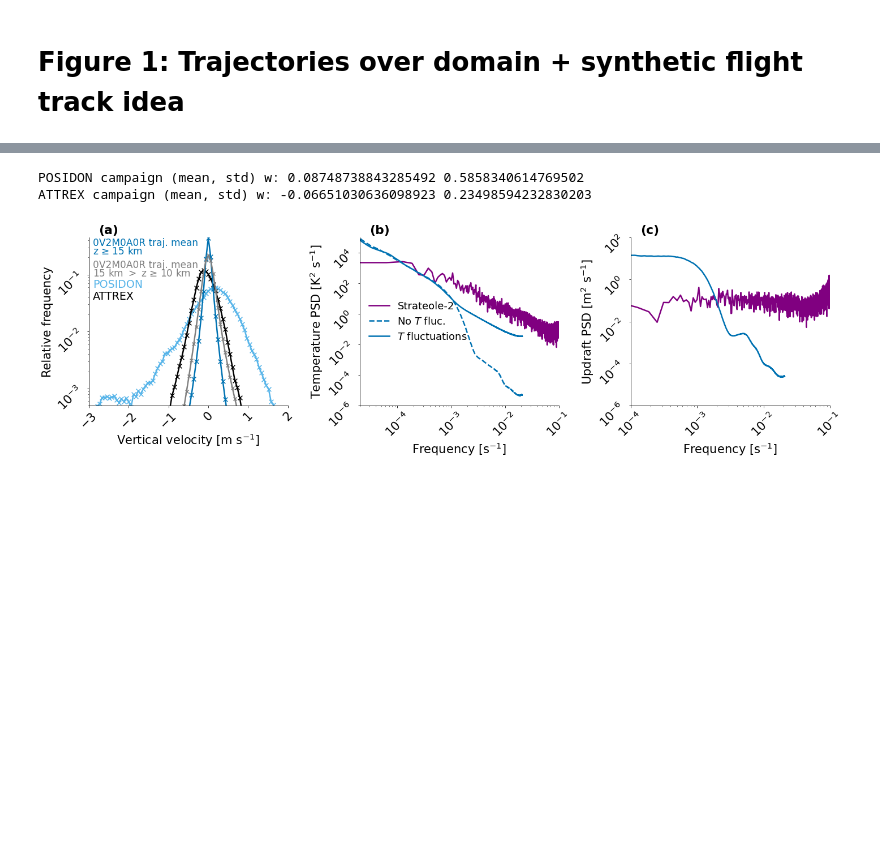
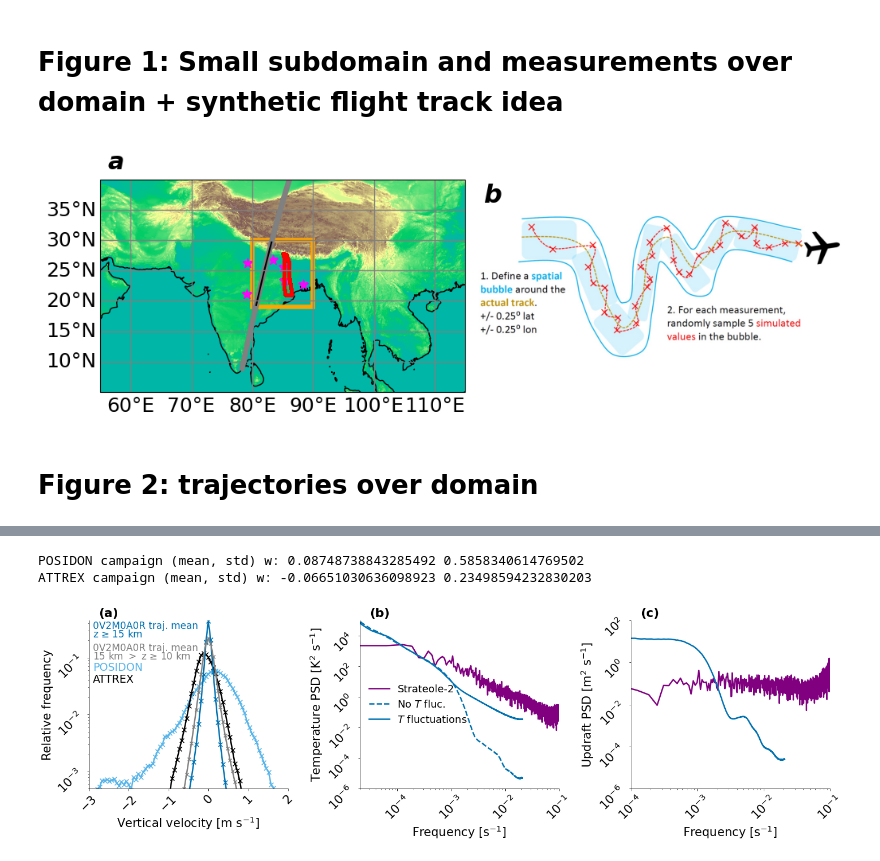
Before and after one commit to sylviasullivan/UTLS-profiles, a Jupyter notebook: Figures_article3.ipynb, the cells around one changed output, grey strips where cells are left out. Cells and saved outputs as stored; diff of their text form; code cells hidden in the pictures; blank space fills up the shorter version.

```diff
--- a/Figures_article3.ipynb
+++ b/Figures_article3.ipynb
@@ -25,2 +35,2 @@ farbe = sim_colors()
 # %% [markdown]
-# Figure 1: Trajectories over domain + synthetic flight track idea
+# Figure 1: Small subdomain and measurements over domain + synthetic flight track idea
@@ -27 +56,77 @@ farbe = sim_colors()
+# %%
+# MLS data
+bd = '/groups/sylvia/UTLS-profiles/obs/'
+filename = 'MLS-Aura_L2GP-Temperature_v05-01-c01_2017d220.he5'
+with h5py.File( bd + filename, 'r' ) as f:
+    mls_temperature = f['HDFEOS/SWATHS/Temperature/Data Fields/Temperature'][:]  # (3495, 55)
+    mls_lat = f['HDFEOS/SWATHS/Temperature/Geolocation Fields/Latitude'][:] # (3495, )
+    mls_lon = f['HDFEOS/SWATHS/Temperature/Geolocation Fields/Longitude'][:] # (3495, )
+    mls_pressure1 = f['HDFEOS/SWATHS/Temperature/Geolocation Fields/Pressure'][:] # (55, )
+
+# Filter for temperature and qv data where lat and lon fall within the box
+mask = ( (mls_lon >= 80) & (mls_lon <= 90) & (mls_lat >= 19) & (mls_lat <=30) )
+mls_lon_filtered = mls_lon[mask]
+mls_lat_filtered = mls_lat[mask]
+# %%
+fs = 18
+fig = plt.figure(figsize=(12,8))
+gs = fig.add_gridspec(1,2,width_ratios=[3,3])
+
+# Set up grid in panel a
+ax0 = fig.add_subplot(gs[0,0], projection=ccrs.PlateCarree())
+gl = ax0.gridlines(crs=ccrs.PlateCarree(), draw_labels=True, linewidth=1, color='gray')
+gl.top_labels = False
+gl.right_labels = False
+gl.xformatter = LONGITUDE_FORMATTER
+gl.yformatter = LATITUDE_FORMATTER
+gl.xlabel_style = {'size':fs}
+gl.ylabel_style = {'size':fs}
+ax0.set_xlabel(r'Latitude [$^{\circ}$N]',fontsize=fs)
+ax0.set_ylabel(r'Longitude [$^{\circ}$E]',fontsize=fs)
+ax0.set_extent([55, 115, 5, 40],crs=ccrs.PlateCarree())
+
+# Add the time-consuming topography under the map
+cmap = truncate_colormap(plt.get_cmap('terrain'), 0.2, 1.)
+x, y = dset['lon'].values, dset['lat'].values
+ax0.tricontourf(x, y, dset['topography_c'], cmap=cmap, levels=np.arange(-100,8500,10))
+ax0.coastlines()
+
+# Create and add a rectangle for the small subdomain
+lon_min, lon_max = 80, 90
+lat_min, lat_max = 19, 30
+box = mpatches.Rectangle( (lon_min, lat_min), lon_max - lon_min, lat_max - lat_min, linewidth=4,
+    edgecolor='orange', facecolor='none', transform=ccrs.PlateCarree() )
+ax0.add_patch(box)
+
+# Plot the sonde locations
+sz = 80
+ax0.scatter( 83.360, 26.750, marker='*', color='magenta', s=sz ) # Station 42379
+ax0.scatter( 85.1, 25.600, marker='*', color='magenta', s=sz ) # Station 42492
+ax0.scatter( 85.310, 23.310, marker='*', color='magenta', s=sz ) # Station 42701
+ax0.scatter( 79.050, 21.100, marker='*', color='magenta', s=sz ) # Station 42867
+ax0.scatter( 88.45079, 22.650, marker='*', color='magenta', s=sz ) # Station 42809
+ax0.scatter( 79.250, 26.230, marker='*', color='magenta', s=sz ) # Station 42361
+
+# Plot the MLS track
+ax0.plot( mls_lon[2800:3000], mls_lat[2800:3000], color='gray', lw=5, transform=ccrs.PlateCarree() )
+ax0.plot( mls_lon_filtered, mls_lat_filtered, color='black', linestyle='-', transform=ccrs.PlateCarree() )
+
+# Plot the Flight 7 Track
+ax0.scatter( lon_sc[i_sc[:,0]], lat_sc[i_sc[:,0]], c='red', s=2, transform=ccrs.PlateCarree() )
+ax0.text(0.02 ,1.05, 'a', weight='bold', fontstyle='italic', fontsize=fs+4, transform=ax0.transAxes)
+
+# Add the synthetic flight track schematic to panel b
+ax1 = fig.add_subplot(gs[0,1])
+img = plt.imread( '/groups/sylvia/UTLS-profiles/output/syn-flight-track-schematic.jpg' )
+plt.imshow( img )
+plt.axis('off')
+ax1.text(0.02 ,1.05, 'b', weight='bold', fontstyle='italic', fontsize=fs+5, transform=ax1.transAxes)
+
+fig.subplots_adjust(wspace=0.03)
+#fig.savefig('/groups/sylvia/UTLS-profiles/output/domain-obs-syntrajs.png', bbox_inches='tight')
+plt.show()
+# %% [output]
+[figure, added]
+# %% [markdown]
+# Figure 2: trajectories over domain
 # %%
```
Also changed, not shown: parts of 46 cells of this notebook, 16 other files.
